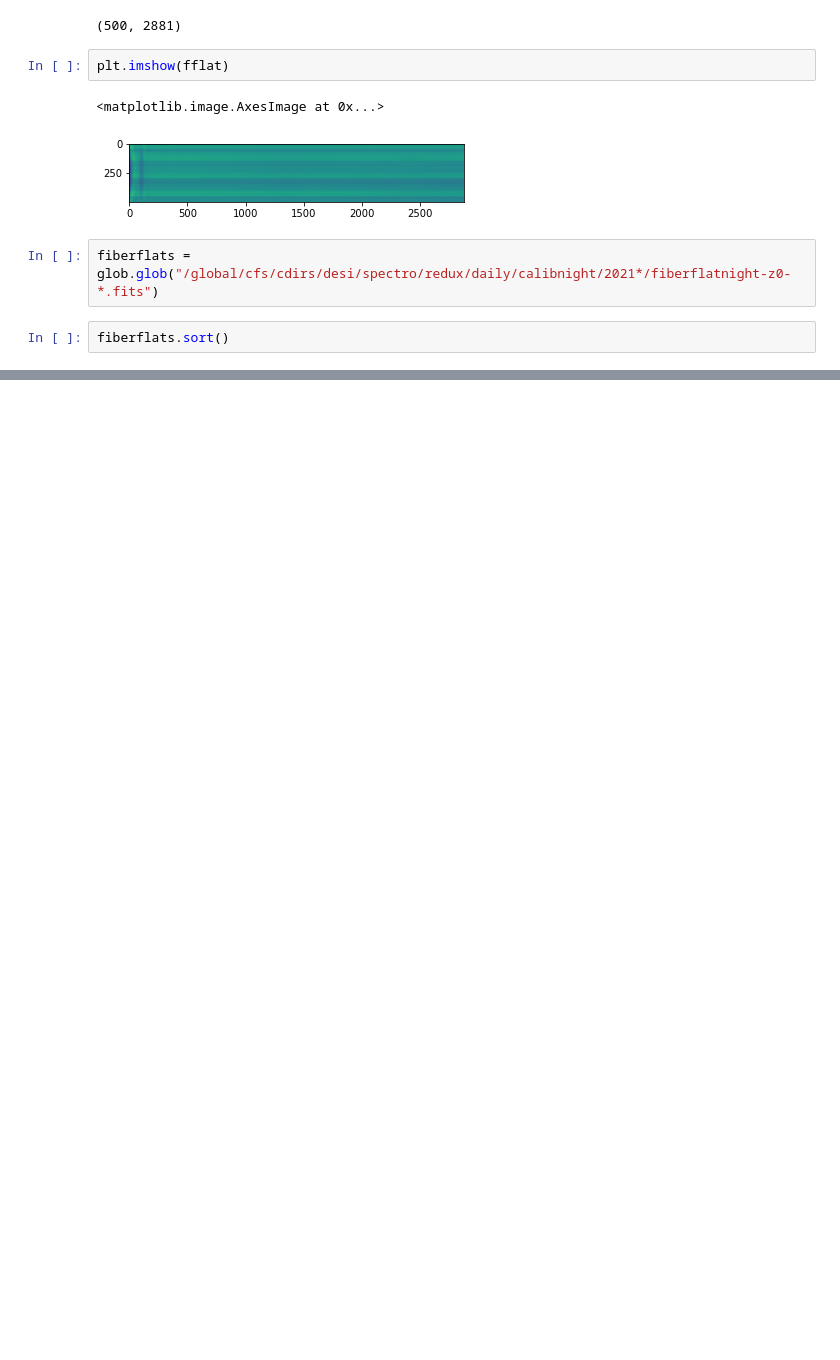
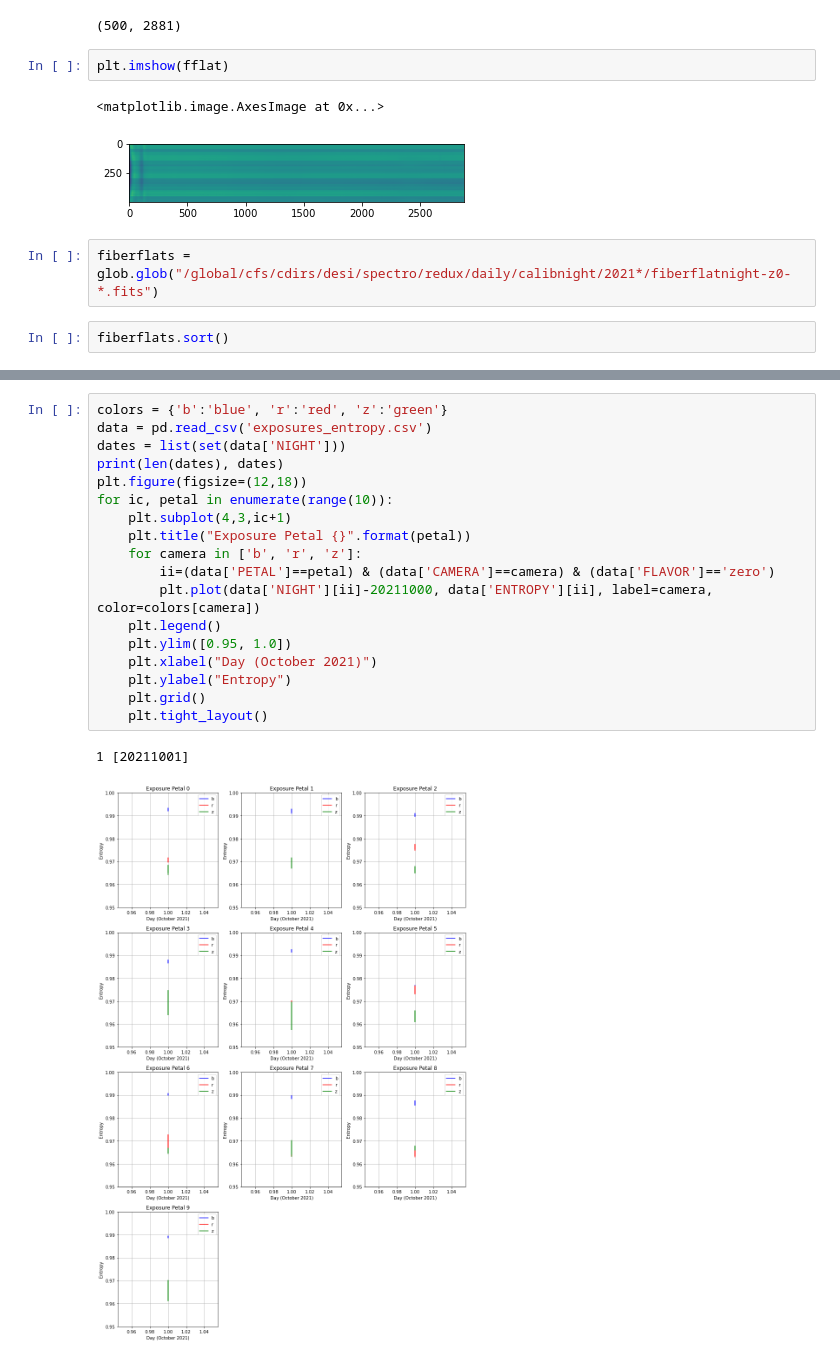
Before and after one commit to forero/SandboxDESI, a Jupyter notebook: entropy/explore_frames.ipynb, the cells around one changed output, grey strips where cells are left out. Cells and saved outputs as stored; diff of their text form; blank space fills up the shorter version.

```diff
--- a/entropy/explore_frames.ipynb
+++ b/entropy/explore_frames.ipynb
@@ -60,0 +129,21 @@ fiberflats
+# %%
+colors = {'b':'blue', 'r':'red', 'z':'green'}
+data = pd.read_csv('exposures_entropy.csv')
+dates = list(set(data['NIGHT']))
+print(len(dates), dates)
+plt.figure(figsize=(12,18))
+for ic, petal in enumerate(range(10)):
+    plt.subplot(4,3,ic+1)
+    plt.title("Exposure Petal {}".format(petal))
+    for camera in ['b', 'r', 'z']:
+        ii=(data['PETAL']==petal) & (data['CAMERA']==camera) & (data['FLAVOR']=='zero')
+        plt.plot(data['NIGHT'][ii]-20211000, data['ENTROPY'][ii], label=camera, color=colors[camera])
+    plt.legend()
+    plt.ylim([0.95, 1.0])
+    plt.xlabel("Day (October 2021)")
+    plt.ylabel("Entropy")
+    plt.grid()
+    plt.tight_layout()
+# %% [output]
+1 [20211001]
+[figure, added]
```
Also changed, not shown: parts of 10 cells of this notebook.
